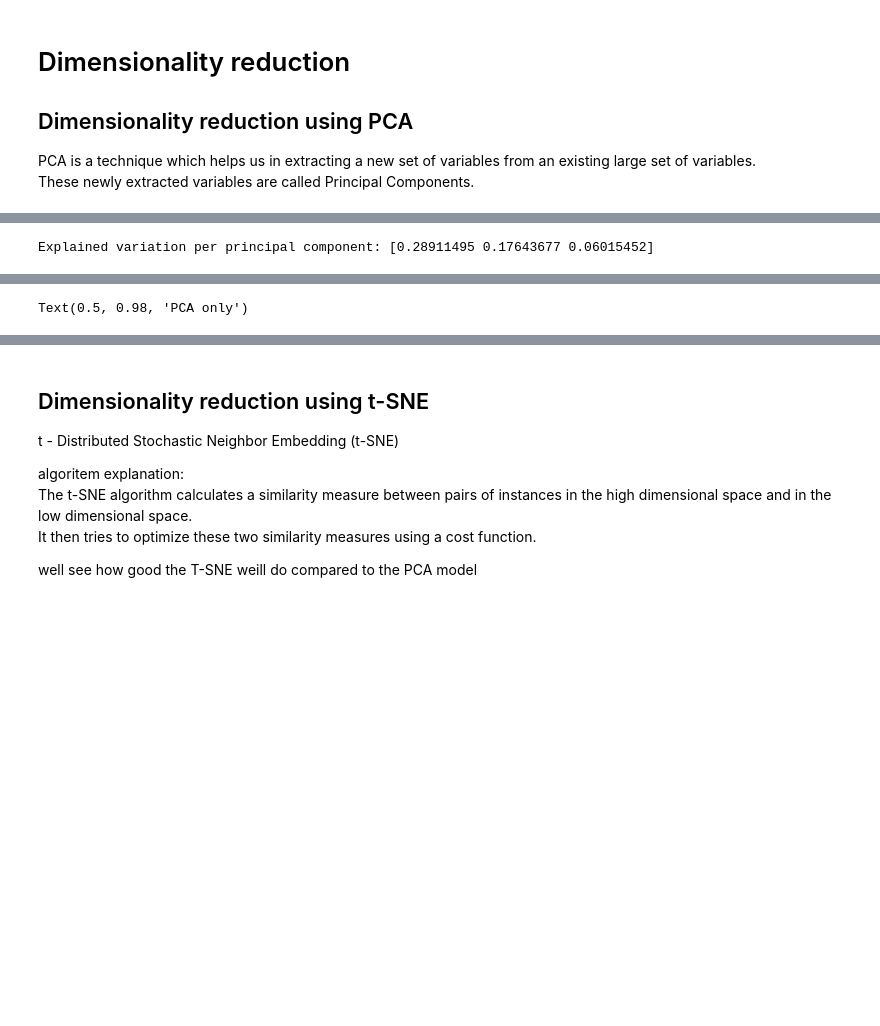
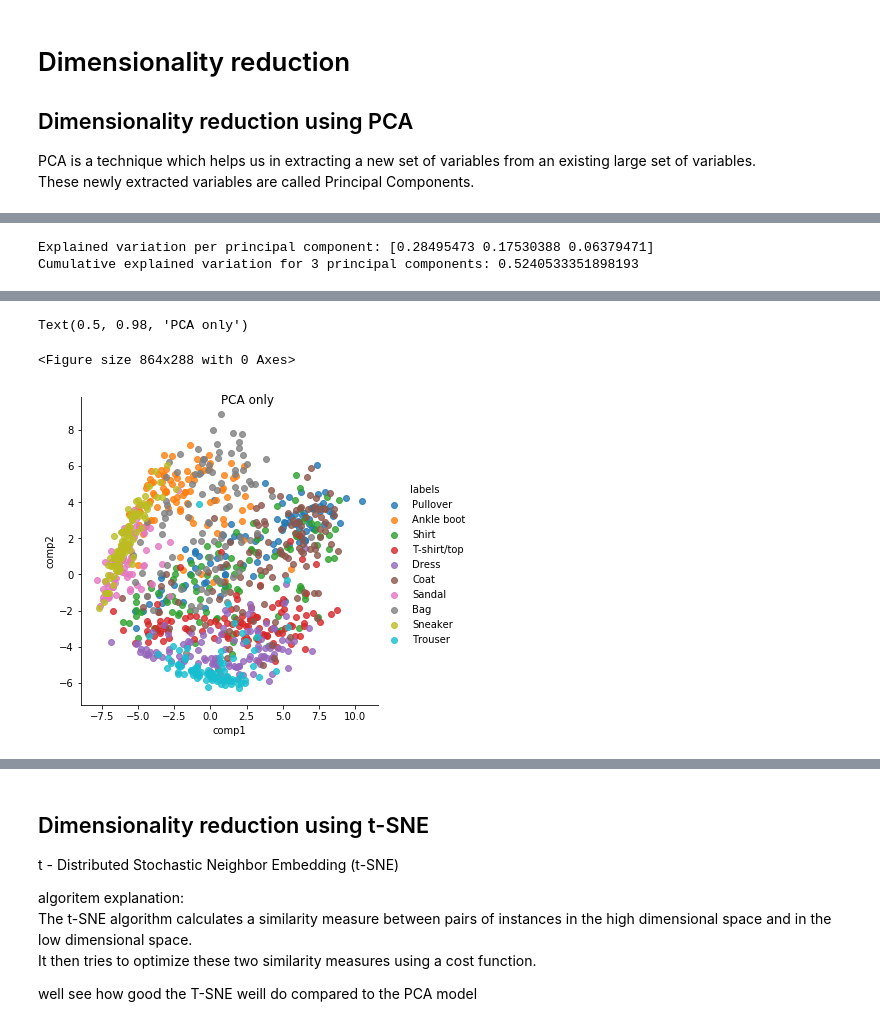
Before and after one commit to Shaked-g/Fashion-MNIST-Project, a Jupyter notebook: Fashion MNIST Project.ipynb, the cells around one changed output, grey strips where cells are left out. Saved outputs shown, nothing was run; the diff lists cells and outputs as text; code cells hidden in the pictures; blank space fills up the shorter version.

```diff
--- a/Fashion MNIST Project.ipynb
+++ b/Fashion MNIST Project.ipynb
@@ -37,3 +41,10 @@ y_train = train_data[:, 0]
 
 x_test = test_data[:, 1:] / 255
 y_test = test_data[:, 0]
+# %%
+y_subset_names_full = np.zeros((10000,), dtype=object)
+y_subset_names_full.shape
+
+for i in range(len(y_subset)):
+ y_subset_names_full[i] = labels[y_test[i]]
+y_subset_names_full.shape
@@ -67,5 +79,15 @@ PCA is a technique which helps us in extracting a new set of variables from an e
 # we will only sample the first 20,000 so as to not burden the computer
 # y_subset 0-9
 # x_subset 0 - 783
-x_subset = x_train[0:5000]
-y_subset = y_train[0:5000]
+x_subset = x_train[0:1000]
+y_subset = y_train[0:1000]
+y_subset_names = np.zeros((1000,), dtype=object)
+y_subset_names.shape
+#y_subset.shape
+#labels
+for i in range(len(y_subset)):
+ y_subset_names[i] = labels[y_subset[i]]
+y_subset_names.shape
+# checking that the sub set samples correctly
+new_series = pd.Series(y_subset)
+new_series.value_counts(ascending=True)
@@ -72,27 +106,23 @@ y_subset = y_train[0:5000]
-# %%
-from sklearn.decomposition import PCA
-# making a new DataFrame "pca_df"
-# and checking the amount of variance of the data explained by these three components.
-
-#pca_df = pd.DataFrame(columns = ['pca1','pca2','pca3'])
-
-pca = PCA(n_components=3)
-pca_result = pca.fit_transform(x_subset)
-
-#pca_df['pca-one'] = pca_result[:,0]
-#pca_df['pca-two'] = pca_result[:,1]
-#pca_df['pca-three'] = pca_result[:,2]
-print('Explained variation per principal component: {}'.format(pca.explained_variance_ratio_))
-# %% [output]
-Explained variation per principal component: [0.28911495 0.17643677 0.06015452]
+# %%
+from sklearn.decomposition import PCA
+
+pca = PCA(n_components=3)
+pca_result = pca.fit_transform(x_subset)
+
+print('Explained variation per principal component: {}'.format(pca.explained_variance_ratio_))
+print('Cumulative explained variation for 3 principal components: {}'.format(np.sum(pca.explained_variance_ratio_)))
+# %% [output]
+Explained variation per principal component: [0.28495473 0.17530388 0.06379471]
+Cumulative explained variation for 3 principal components: 0.5240533351898193
 # %%
 # PCA clustring plot
+plt.figure(figsize=(12, 4))
+
 Xdf1 = pd.DataFrame(pca_result)
 Xdf1.columns = ['comp1','comp2','comp3']
-Xdf1['labels'] = y_subset
+Xdf1['labels'] = y_subset_names
 
 lm = sns.lmplot('comp1','comp2',hue='labels',data=Xdf1,fit_reg=False)
-
 # Adding a title to the Figure
 fig = lm.fig
 fig.suptitle("PCA only", fontsize=12)
@@ -102,4 +130,6 @@ fig.suptitle("PCA only", fontsize=12)
 Text(0.5, 0.98, 'PCA only')
+<Figure size 864x288 with 0 Axes>
+[figure, added]
 # %%
 plt.style.use('default')
 
```
Also changed, not shown: parts of 42 cells of this notebook.
